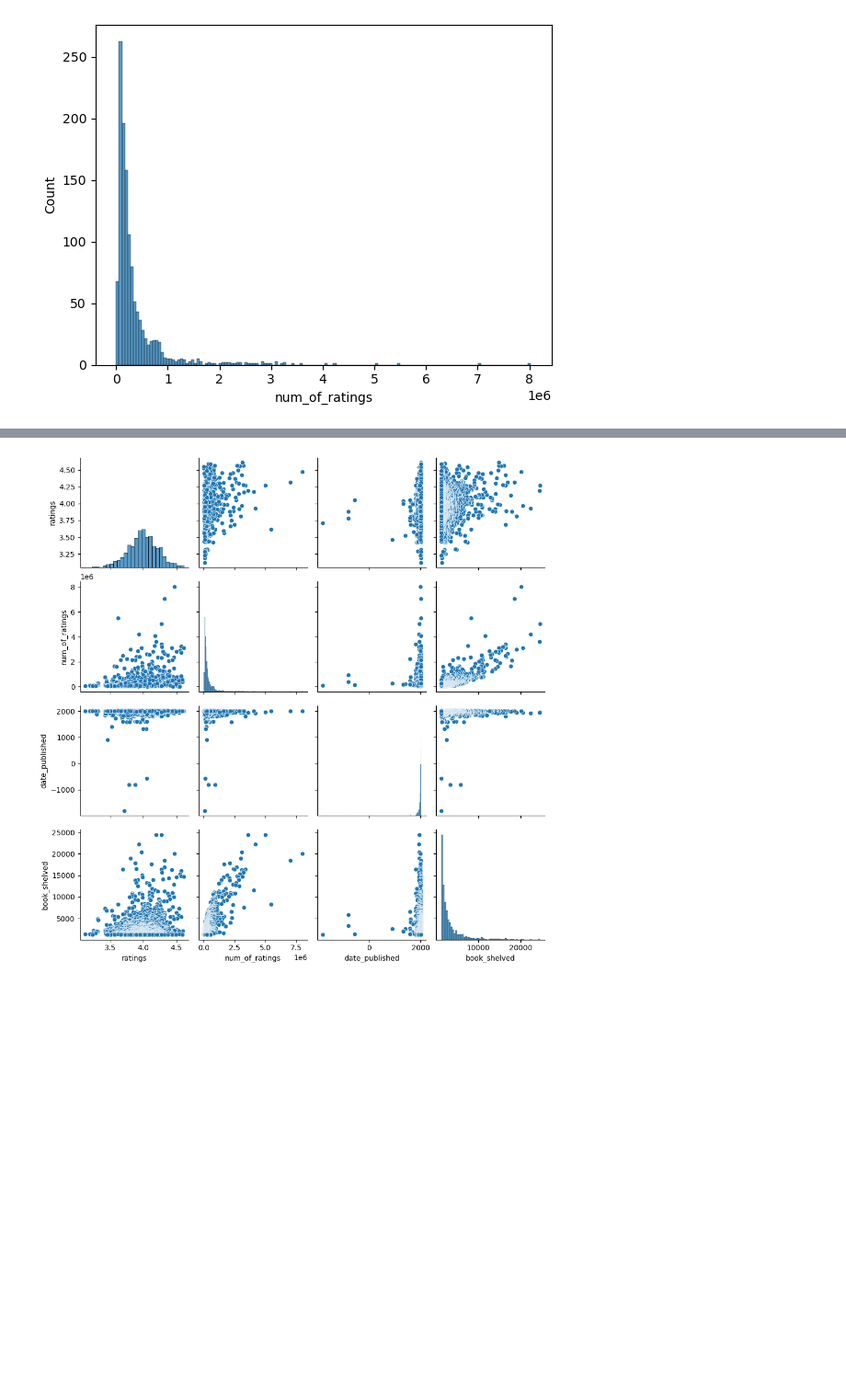
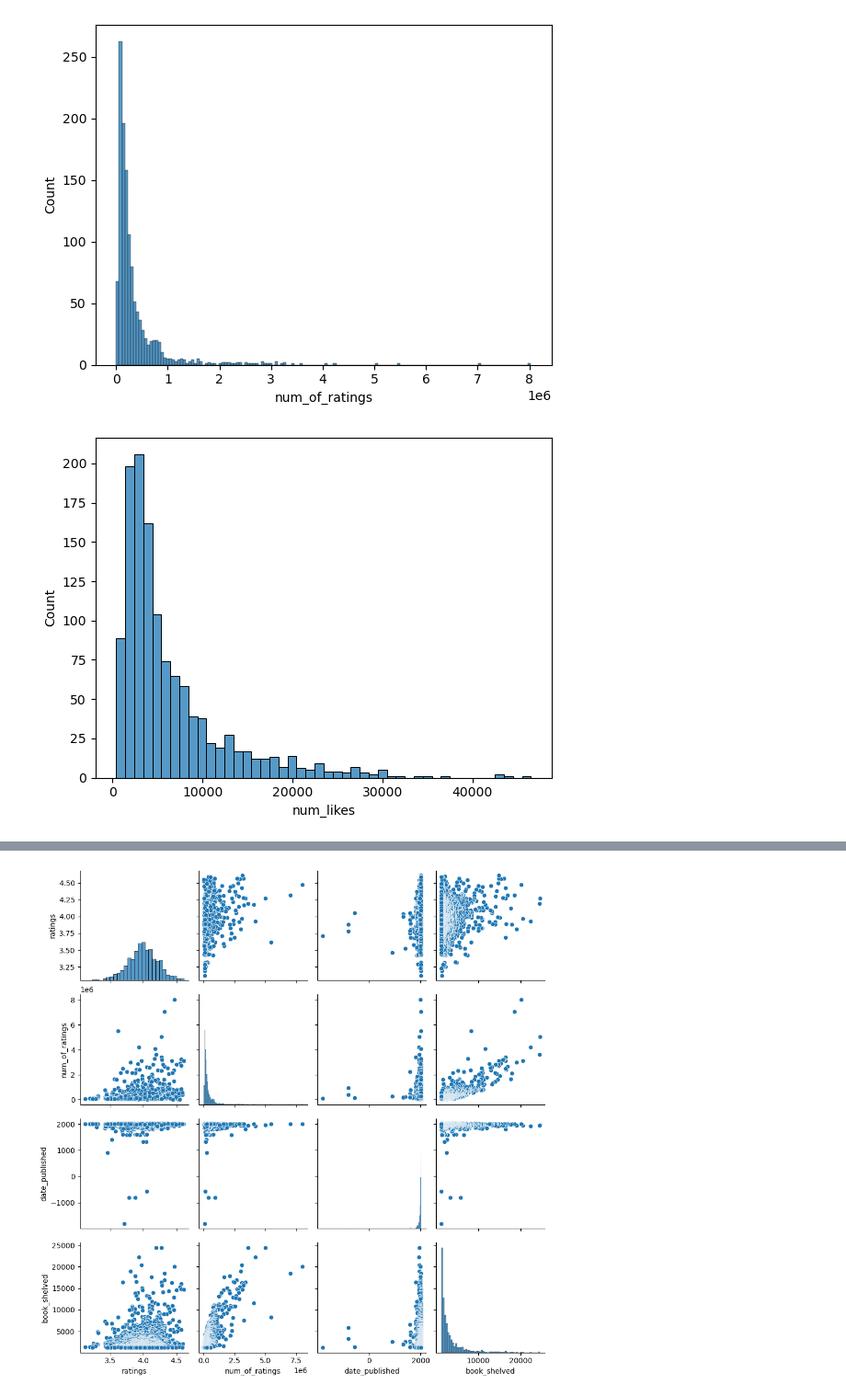
Before and after one commit to codeteme/goodreads_sales_prediction, a Jupyter notebook: scripts/analysis.ipynb, the cells around one changed output, grey strips where cells are left out. Shown: that part at 92% size. Saved outputs shown, nothing was run; the diff lists cells and outputs as text; code cells hidden in the pictures; blank space fills up the shorter version.

```diff
--- a/scripts/analysis.ipynb
+++ b/scripts/analysis.ipynb
@@ -147,3 +155,9 @@ sns.histplot(data=df, x="num_of_ratings")
 plt.show()
 # %% [output]
 [figure]
+# %%
+# Histogram of the number of likes column
+sns.histplot(data=df, x="num_likes")
+plt.show()
+# %% [output]
+[figure, added]
```
Also changed, not shown: parts of 10 cells of this notebook, 11 other files.
